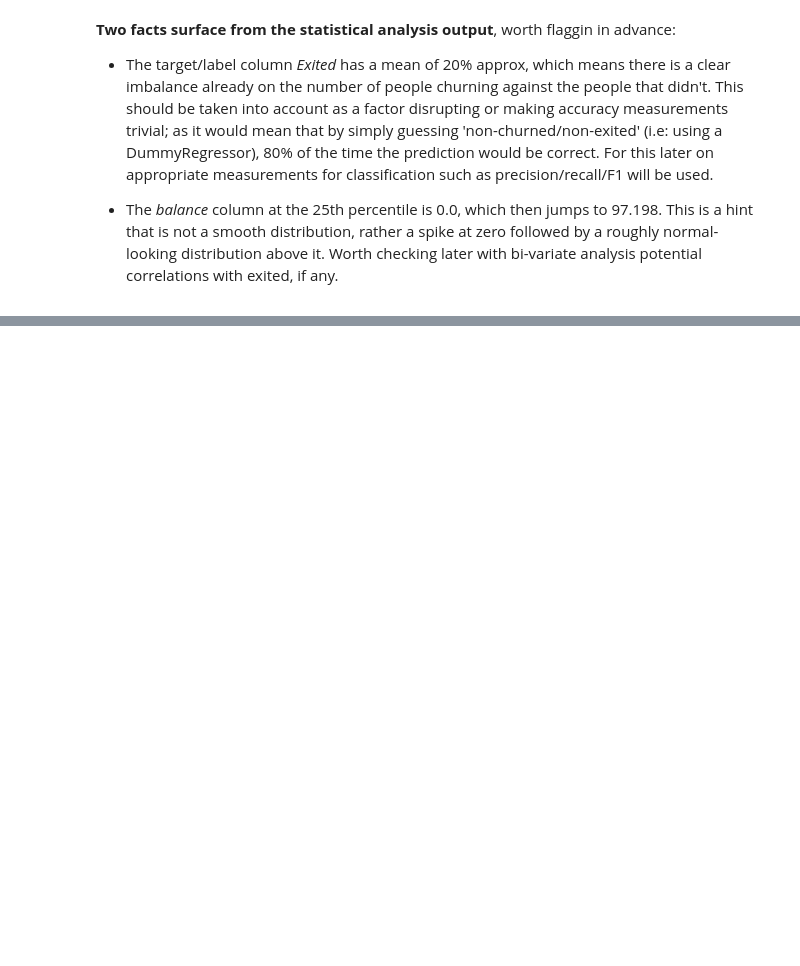
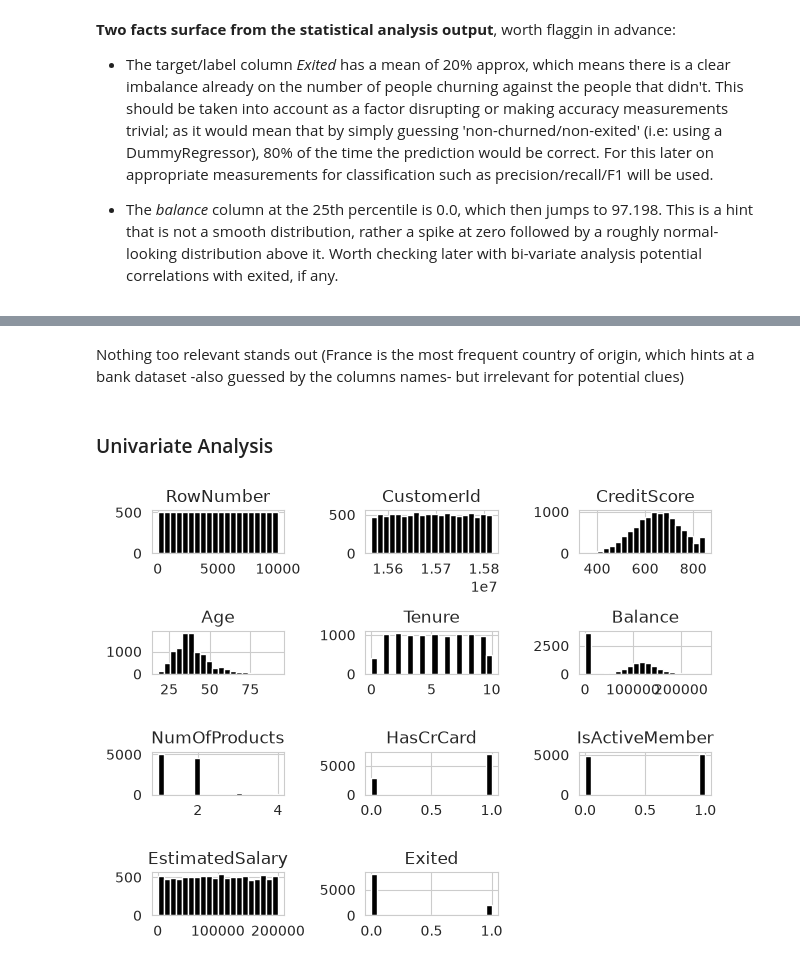
Before and after one commit to jmb-python-developer/ML-02-customer-churn-prediction, a Jupyter notebook: notebooks/notebook.ipynb, the cells around one changed output, grey strips where cells are left out. Cells and saved outputs as stored; diff of their text form; code cells hidden in the pictures; blank space fills up the shorter version.

Commit message:
Started Univariate analysis - TBC

```diff
--- a/notebooks/notebook.ipynb
+++ b/notebooks/notebook.ipynb
@@ -100,0 +112,11 @@ df.describe()
+# %% [markdown]
+Nothing too relevant stands out (France is the most frequent country of origin, which hints at a bank dataset -also guessed by the columns names- but irrelevant for potential clues)
+# %% [markdown]
+### Univariate Analysis
+# %%
+# Histogram for numerical values distribution
+df.hist(bins=20, color="black")
+plt.tight_layout()
+plt.show()
+# %% [output]
+[figure, added]
```
Also changed, not shown: parts of 10 cells of this notebook.
